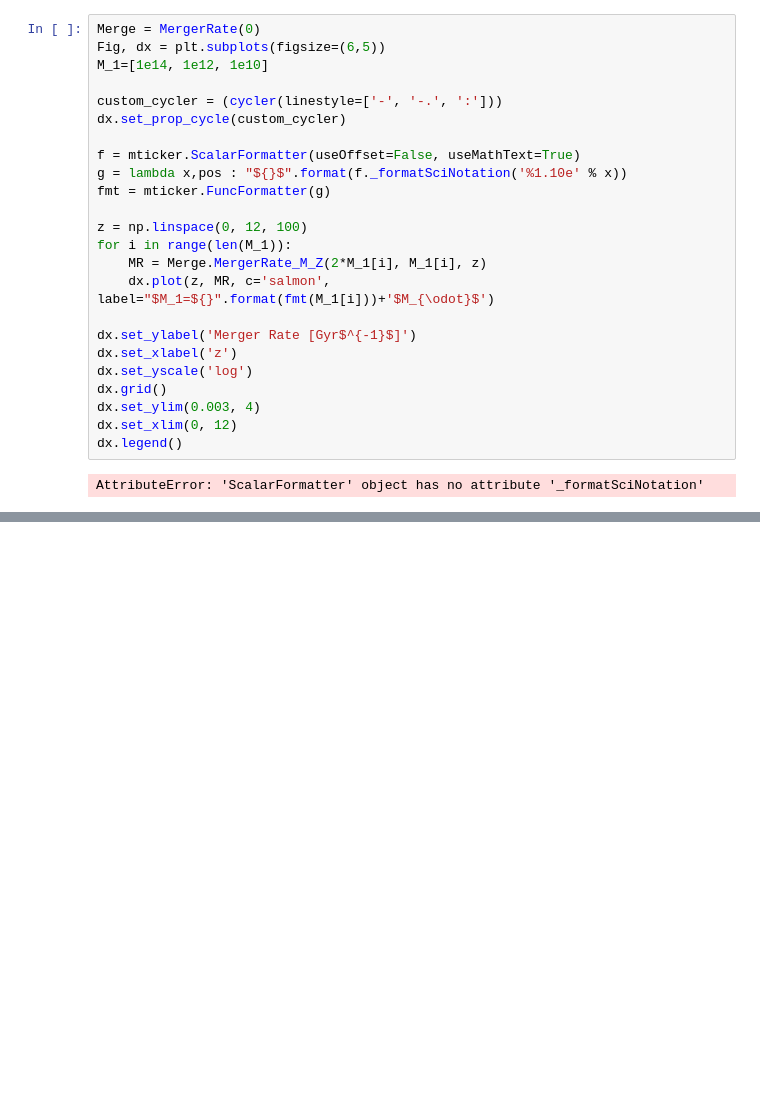
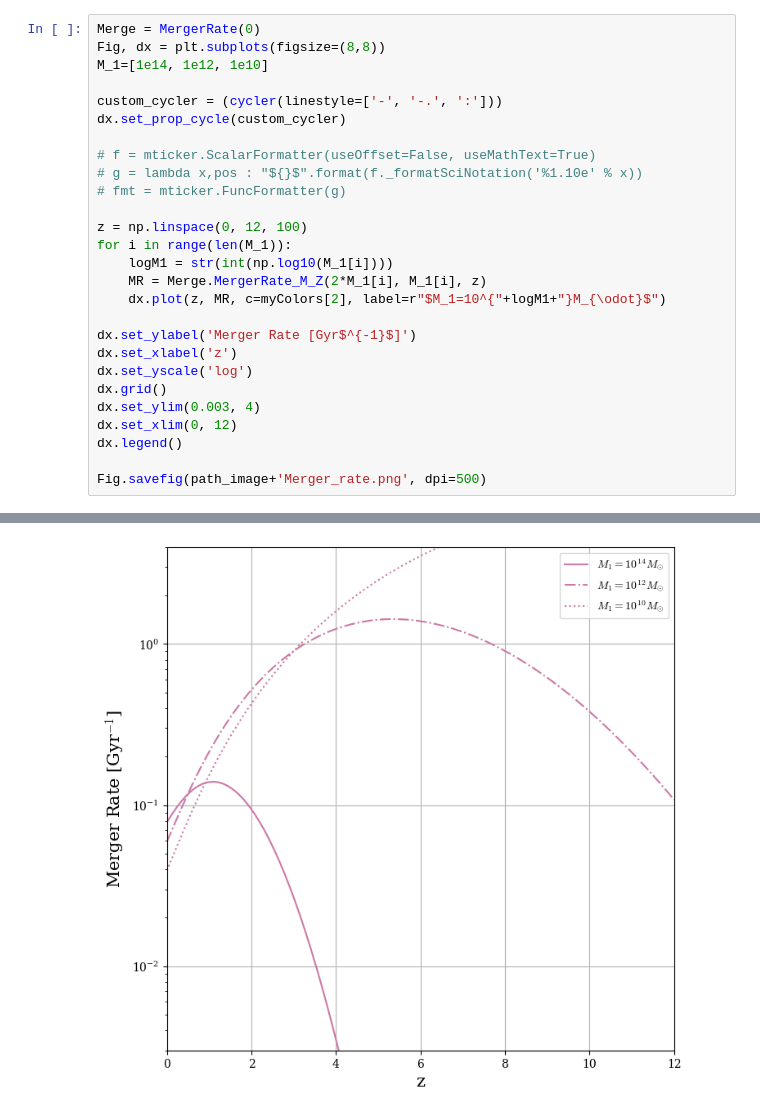
Before and after one commit to antoninvapa/Masters-Project, a Jupyter notebook: PS_output.ipynb, the cells around one changed output, grey strips where cells are left out. Saved outputs shown, nothing was run; the diff lists cells and outputs as text; blank space fills up the shorter version.

```diff
--- a/PS_output.ipynb
+++ b/PS_output.ipynb
@@ -139,19 +151,20 @@ cx.legend()
 # %%
 Merge = MergerRate(0)
-Fig, dx = plt.subplots(figsize=(6,5))
+Fig, dx = plt.subplots(figsize=(8,8))
 M_1=[1e14, 1e12, 1e10]
 
 custom_cycler = (cycler(linestyle=['-', '-.', ':']))
 dx.set_prop_cycle(custom_cycler)
 
-f = mticker.ScalarFormatter(useOffset=False, useMathText=True)
-g = lambda x,pos : "${}$".format(f._formatSciNotation('%1.10e' % x))
-fmt = mticker.FuncFormatter(g)
+# f = mticker.ScalarFormatter(useOffset=False, useMathText=True)
+# g = lambda x,pos : "${}$".format(f._formatSciNotation('%1.10e' % x))
+# fmt = mticker.FuncFormatter(g)
 
 z = np.linspace(0, 12, 100)
 for i in range(len(M_1)):
+    logM1 = str(int(np.log10(M_1[i])))
     MR = Merge.MergerRate_M_Z(2*M_1[i], M_1[i], z)
-    dx.plot(z, MR, c='salmon', label="$M_1=${}".format(fmt(M_1[i]))+'$M_{\odot}$')
+    dx.plot(z, MR, c=myColors[2], label=r"$M_1=10^{"+logM1+"}M_{\odot}$")
 
 dx.set_ylabel('Merger Rate [Gyr$^{-1}$]')
 dx.set_xlabel('z')
@@ -160,5 +173,6 @@ dx.grid()
 dx.set_ylim(0.003, 4)
 dx.set_xlim(0, 12)
 dx.legend()
+
+Fig.savefig(path_image+'Merger_rate.png', dpi=500)
 # %% [output]
-AttributeError: 'ScalarFormatter' object has no attribute '_formatSciNotation'
@@ -166 +179,2 @@ AttributeError: 'ScalarFormatter' object has no attribute '_formatSciNotation'
+[figure, added]
 # %%
```
Also changed, not shown: parts of 8 cells of this notebook.
